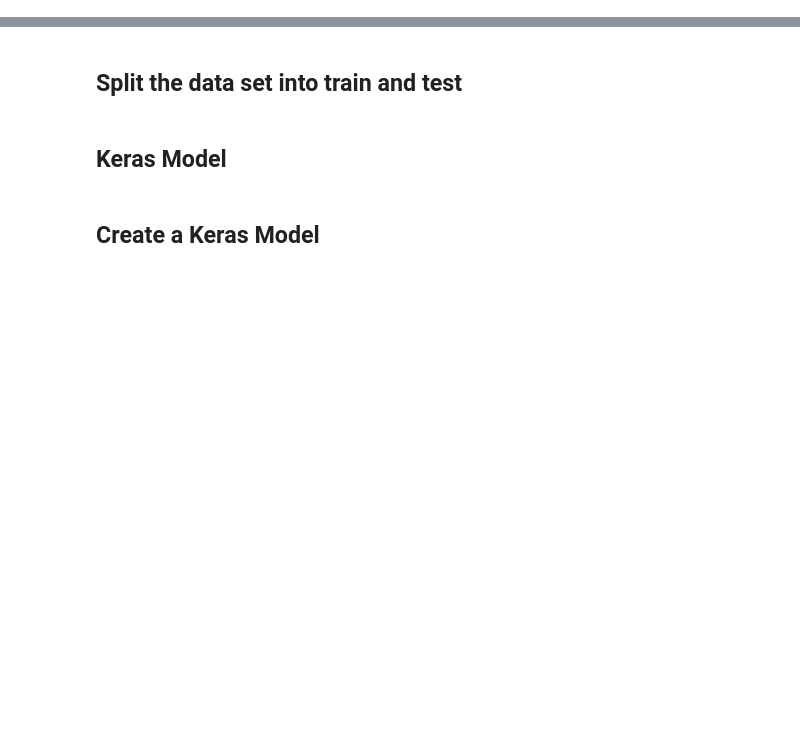
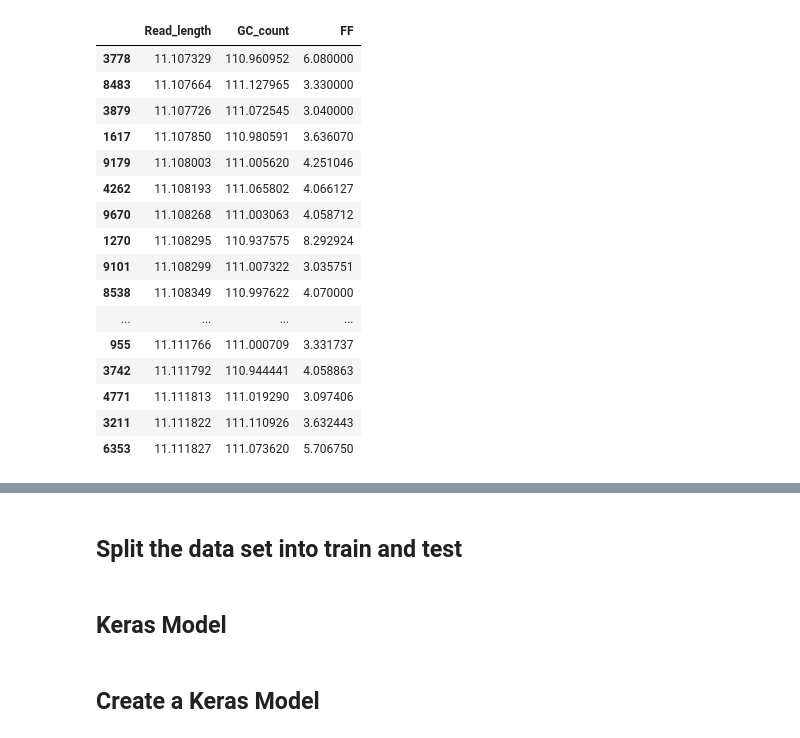
Before and after one commit to krishdb38/Bio_DeepLearning, a Jupyter notebook: Keras_Full_Complete_RL.ipynb, the cells around one changed output, grey strips where cells are left out. Drawn from its saved outputs; the diff is of its cells as text; code cells hidden in the pictures; blank space fills up the shorter version.

```diff
--- a/Keras_Full_Complete_RL.ipynb
+++ b/Keras_Full_Complete_RL.ipynb
@@ -53,0 +74,20 @@ y.head(2)
+# %%
+df.sort_values(by="Read_length").iloc[50:100,:]
+# %% [output]
+|  | Read_length | GC_count | FF |
+| 3778 | 11.107329 | 110.960952 | 6.080000 |
+| 8483 | 11.107664 | 111.127965 | 3.330000 |
+| 3879 | 11.107726 | 111.072545 | 3.040000 |
+| 1617 | 11.107850 | 110.980591 | 3.636070 |
+| 9179 | 11.108003 | 111.005620 | 4.251046 |
+| 4262 | 11.108193 | 111.065802 | 4.066127 |
+| 9670 | 11.108268 | 111.003063 | 4.058712 |
+| 1270 | 11.108295 | 110.937575 | 8.292924 |
+| 9101 | 11.108299 | 111.007322 | 3.035751 |
+| 8538 | 11.108349 | 110.997622 | 4.070000 |
+| ... | ... | ... | ... |
+| 955 | 11.111766 | 111.000709 | 3.331737 |
+| 3742 | 11.111792 | 110.944441 | 4.058863 |
+| 4771 | 11.111813 | 111.019290 | 3.097406 |
+| 3211 | 11.111822 | 111.110926 | 3.632443 |
+| 6353 | 11.111827 | 111.073620 | 5.706750 |
```
Also changed, not shown: parts of 33 cells of this notebook, 5 other files.
